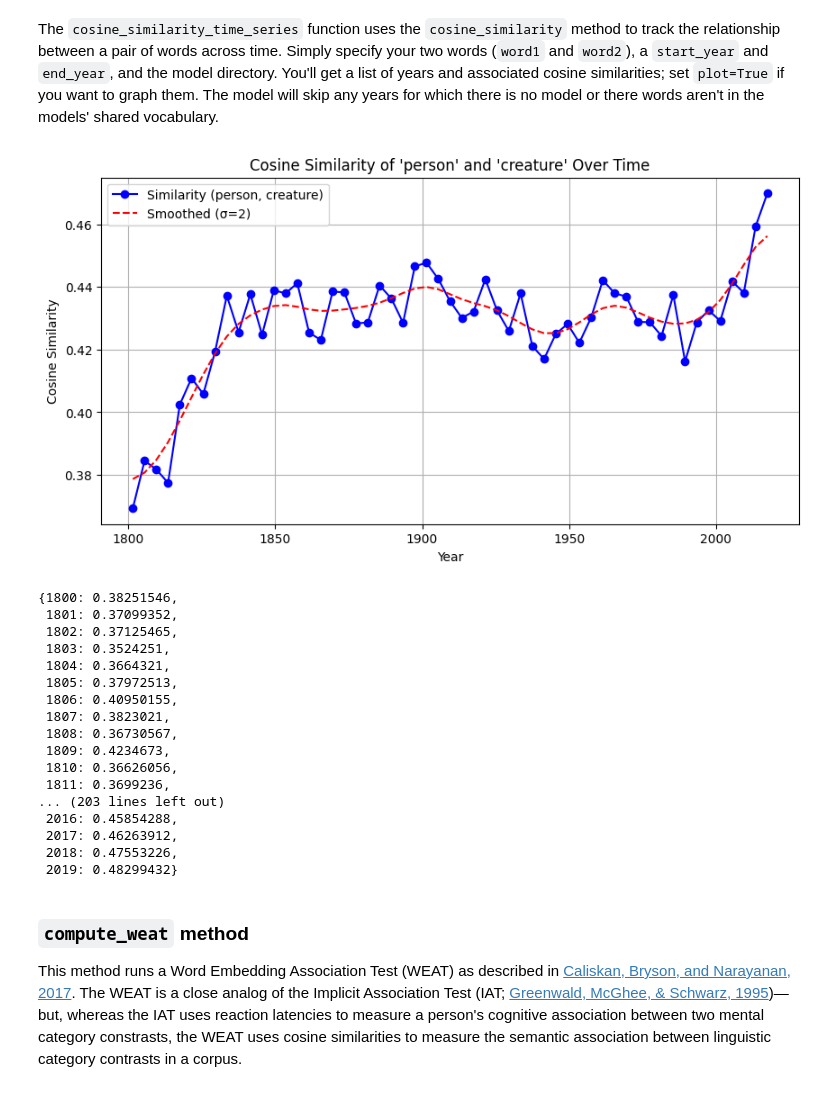
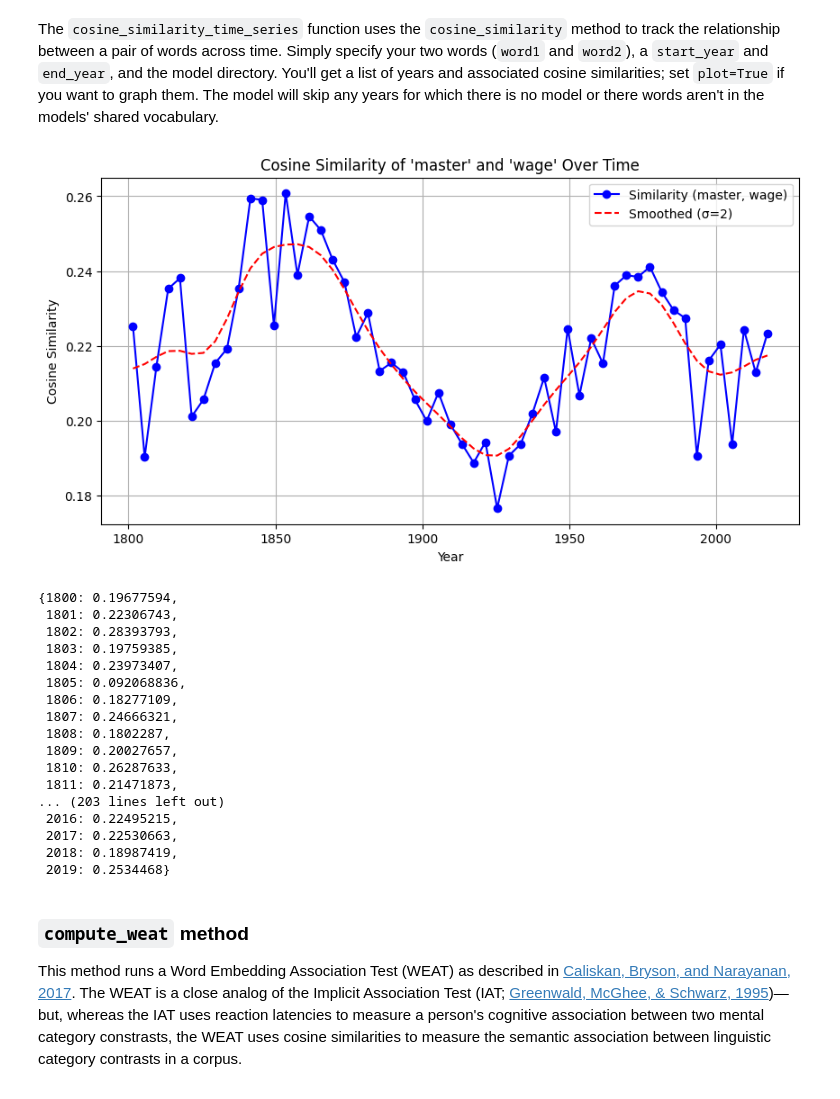
Before and after one commit to eric-d-knowles/hist_w2v, a Jupyter notebook: notebooks/workflow_analyze_change.ipynb, the cells around one changed output. Drawn from its saved outputs; the diff is of its cells as text; code cells hidden in the pictures.

```diff
--- a/notebooks/workflow_analyze_change.ipynb
+++ b/notebooks/workflow_analyze_change.ipynb
@@ -152,34 +189,34 @@ Tracking semantic drift for word: 'person' (Excluding: 0 words)
 The `cosine_similarity_time_series` function uses the `cosine_similarity` method to track the relationship between a pair of words across time. Simply specify your two words (`word1` and `word2`), a `start_year` and `end_year`, and the model directory. You'll get a list of years and associated cosine similarities; set `plot=True` if you want to graph them. The model will skip any years for which there is no model or there words aren't in the models' shared vocabulary.
 # %%
 cosine_similarity_over_years(
-    word1='person',
-    word2='creature',
+    word1='master',
+    word2='wage',
     start_year=1800,
     end_year=2019,
     model_dir=f'{model_path}',
     plot=4,
     smooth=True,
     sigma=2
 )
 # %% [output]
-[figure, old version]
+[figure, new version]
-{1800: 0.38251546,
- 1801: 0.37099352,
- 1802: 0.37125465,
- 1803: 0.3524251,
- 1804: 0.3664321,
- 1805: 0.37972513,
- 1806: 0.40950155,
- 1807: 0.3823021,
- 1808: 0.36730567,
- 1809: 0.4234673,
- 1810: 0.36626056,
- 1811: 0.3699236,
+{1800: 0.19677594,
+ 1801: 0.22306743,
+ 1802: 0.28393793,
+ 1803: 0.19759385,
+ 1804: 0.23973407,
+ 1805: 0.092068836,
+ 1806: 0.18277109,
+ 1807: 0.24666321,
+ 1808: 0.1802287,
+ 1809: 0.20027657,
+ 1810: 0.26287633,
+ 1811: 0.21471873,
 ... (203 lines left out)
- 2016: 0.45854288,
- 2017: 0.46263912,
- 2018: 0.47553226,
- 2019: 0.48299432}
+ 2016: 0.22495215,
+ 2017: 0.22530663,
+ 2018: 0.18987419,
+ 2019: 0.2534468}
 # %% [markdown]
 ### `compute_weat` method
 This method runs a Word Embedding Association Test (WEAT) as described in [Caliskan, Bryson, and Narayanan, 2017](https://www.science.org/doi/10.1126/science.aal4230). The WEAT is a close analog of the Implicit Association Test (IAT; [Greenwald, McGhee, & Schwarz, 1995](https://psycnet.apa.org/record/1998-02892-004))—but, whereas the IAT uses reaction latencies to measure a person's cognitive association between two mental category constrasts, the WEAT uses cosine similarities to measure the semantic association between linguistic category contrasts in a corpus.
```
Also changed, not shown: parts of 18 cells of this notebook, 8 other files.
